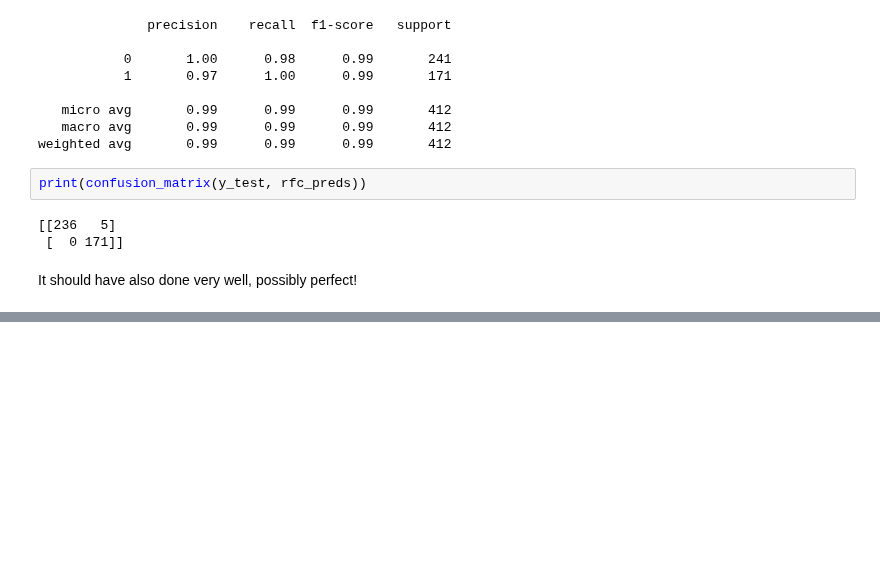
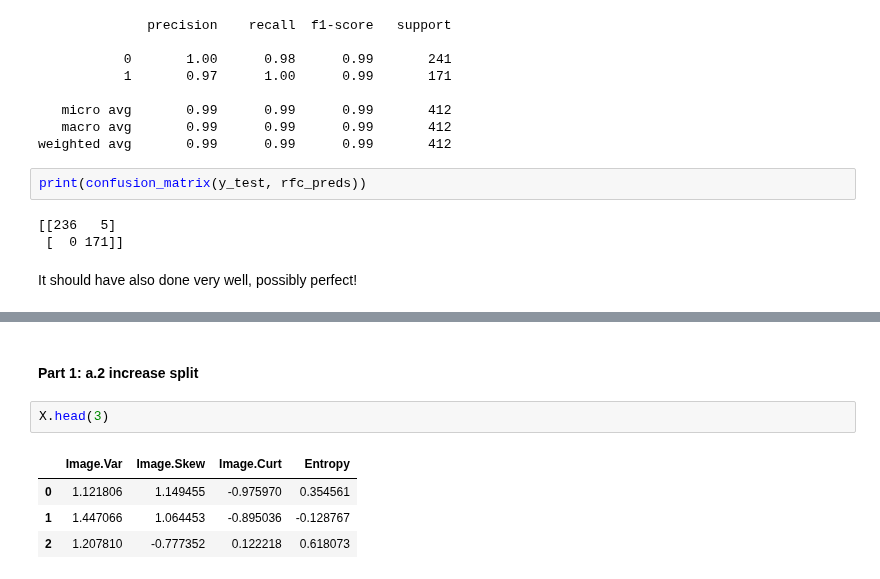
Before and after one commit to ziweifan177/Data_Science_Pilot, a Jupyter notebook: [Projects and Testing] Data Science & Machine Learning/Bank Note-Tensorflow/Bank authentic-tensorflow.ipynb, the cells around one changed output, grey strips where cells are left out. Cells and saved outputs as stored; diff of their text form; blank space fills up the shorter version.

```diff
--- a/[Projects and Testing] Data Science & Machine Learning/Bank Note-Tensorflow/Bank authentic-tensorflow.ipynb
+++ b/[Projects and Testing] Data Science & Machine Learning/Bank Note-Tensorflow/Bank authentic-tensorflow.ipynb
@@ -255,0 +266,9 @@ It should have also done very well, possibly perfect!
+# %% [markdown]
+#### Part 1: a.2 increase split
+# %%
+X.head(3)
+# %% [output]
+|  | Image.Var | Image.Skew | Image.Curt | Entropy |
+| 0 | 1.121806 | 1.149455 | -0.975970 | 0.354561 |
+| 1 | 1.447066 | 1.064453 | -0.895036 | -0.128767 |
+| 2 | 1.207810 | -0.777352 | 0.122218 | 0.618073 |
```
Also changed, not shown: parts of 113 cells of this notebook.
